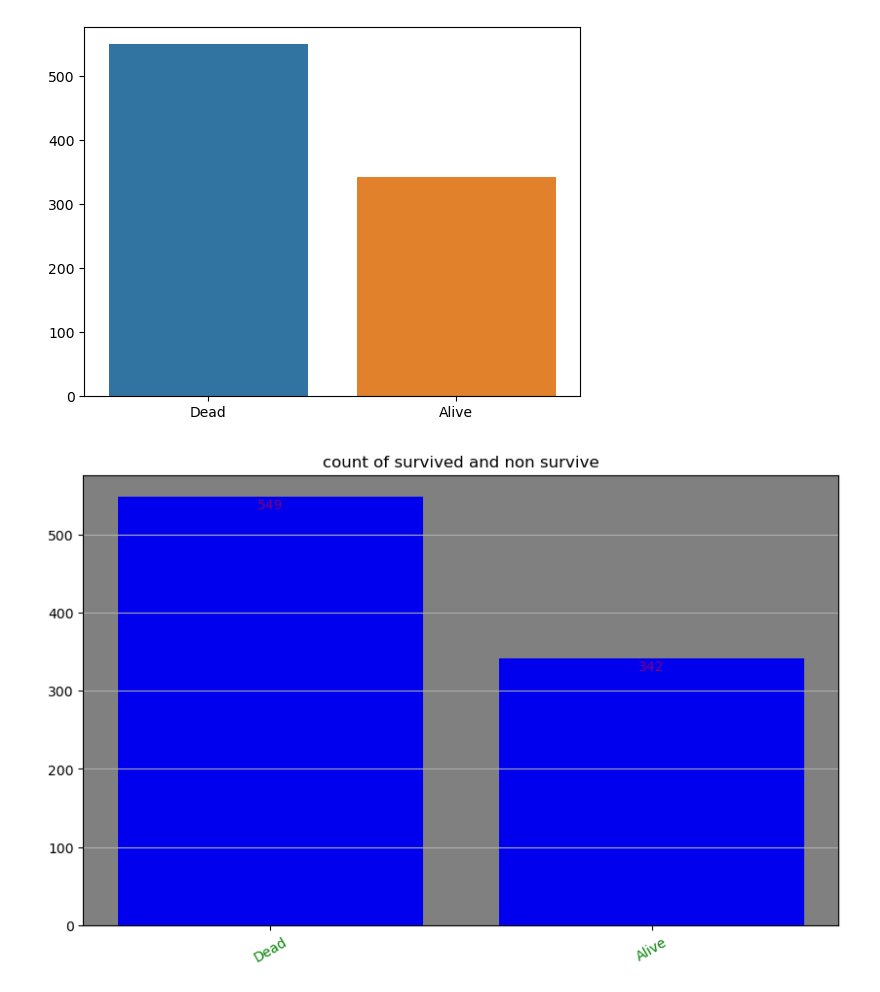
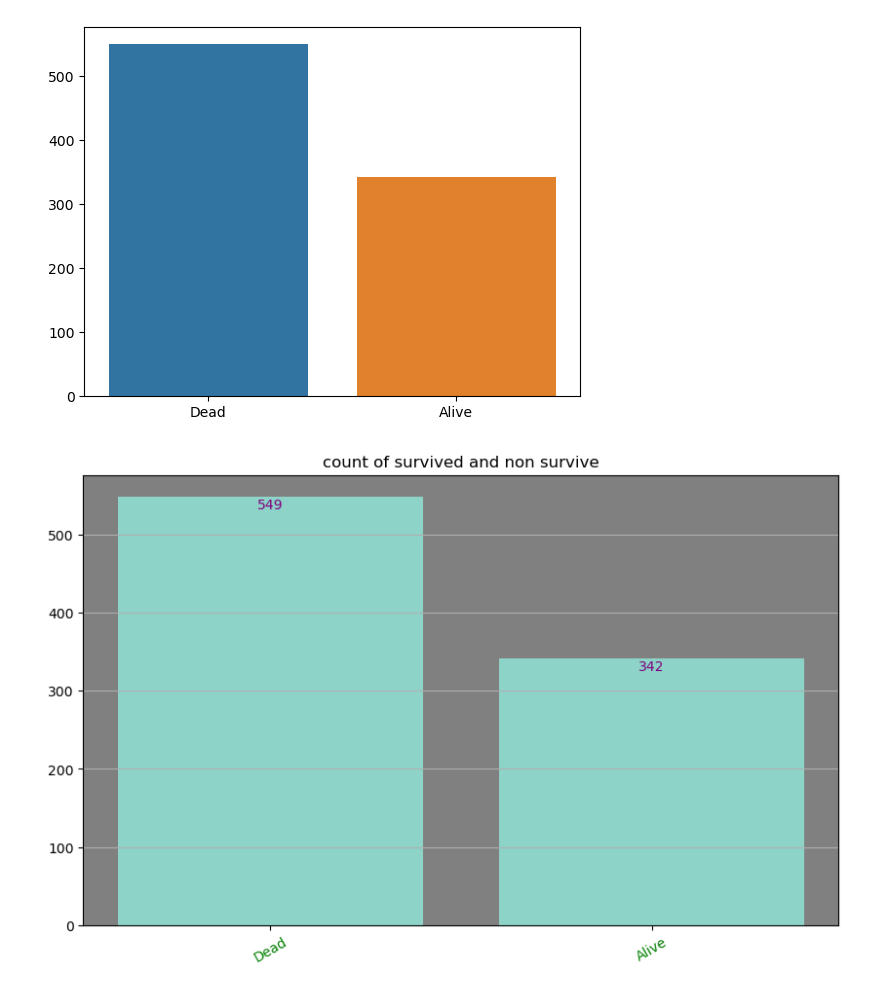
Before and after one commit to charle89/Survival--prediction-on-titanic-data-set--using-machine-learning-algorithm, a Jupyter notebook: Data cleaning and EDA.ipynb, the cells around one changed output. Saved outputs shown, nothing was run; the diff lists cells and outputs as text; code cells hidden in the pictures.

```diff
--- a/Data cleaning and EDA.ipynb
+++ b/Data cleaning and EDA.ipynb
@@ -283,15 +283,15 @@ sns.barplot(x=survive_count.index, y=survive_count.values)
 <AxesSubplot:>
 [figure]
 # %%
-sns.set_palette("flag_r")
+sns.set_palette("Set3")
 fig, ax = plt.subplots(figsize=(10,6))
 ax.bar(x=survive_count.index, height = survive_count.values)
 ax.grid(axis="y")
 ax.set_facecolor("grey")
 plt.title("count of survived and non survive")
 plt.xticks(rotation = 30, color="green")
 for idx, val in enumerate(survive_count.values):
     plt.text(x=idx, y=val-20, s=val, va="bottom", ha="center", color="purple")
 plt.show()
 # %% [output]
-[figure, old version]
+[figure, new version]
```
